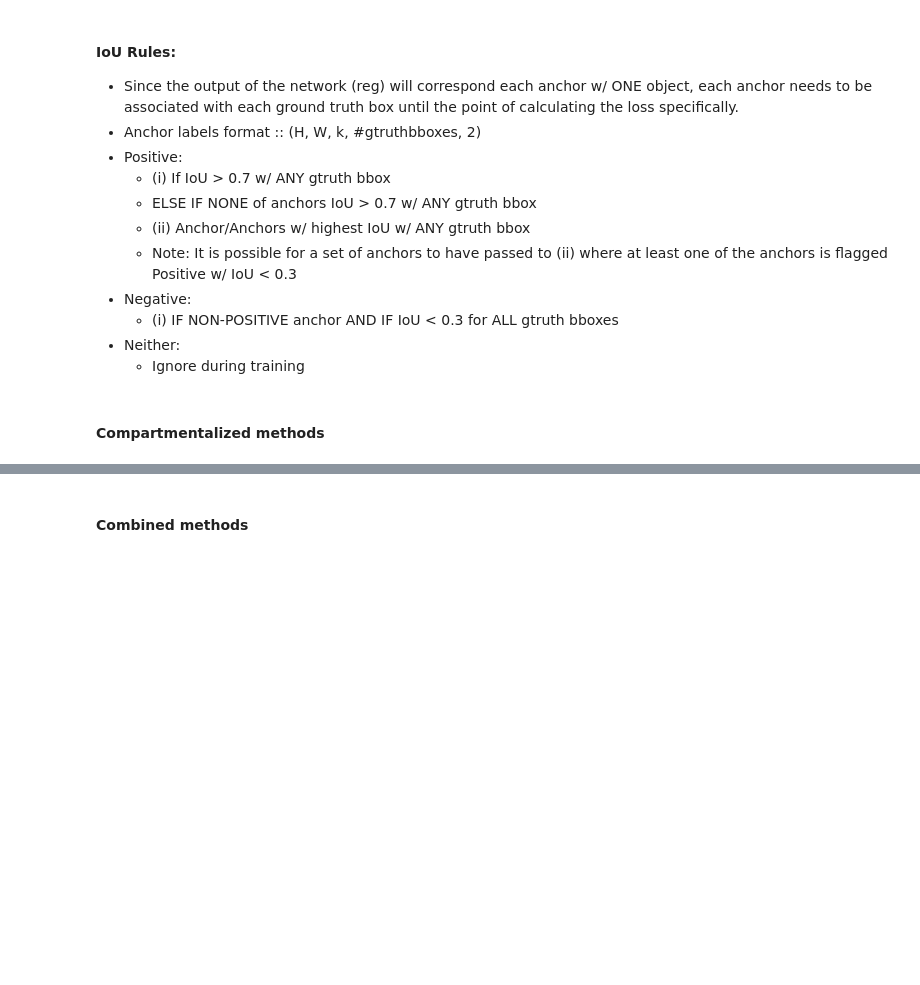
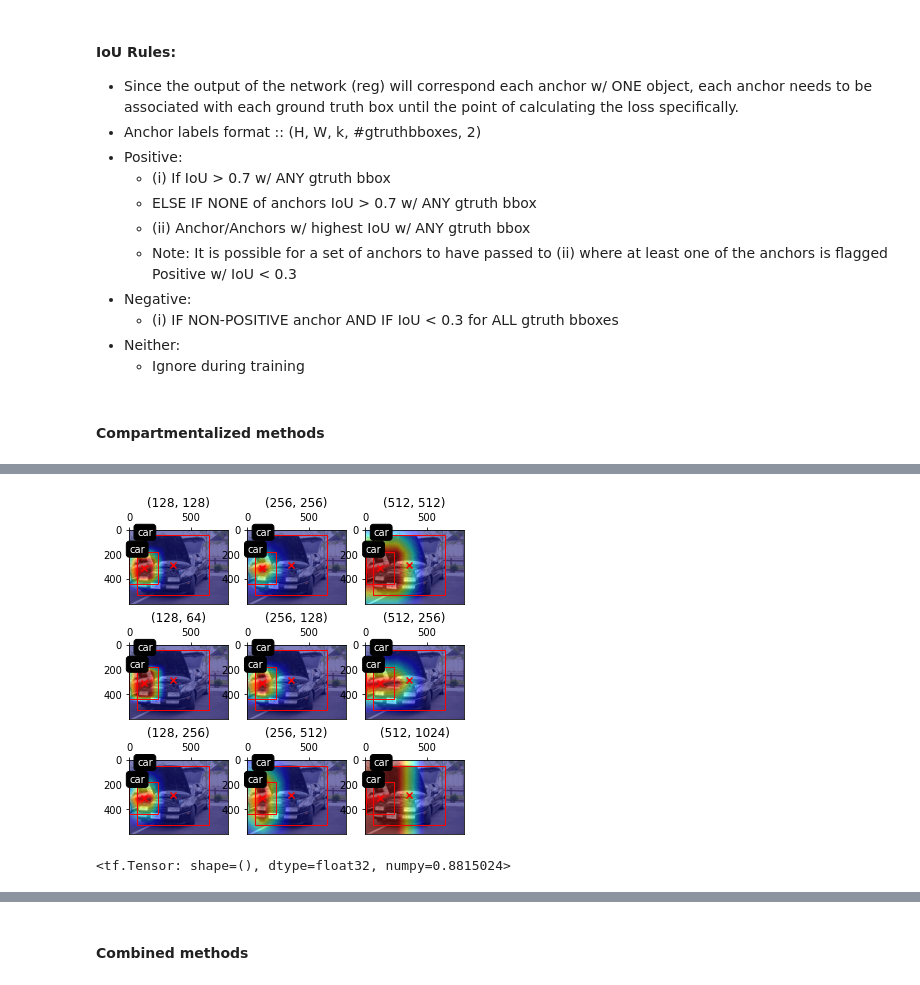
Before and after one commit to stanfidb/models, a Jupyter notebook: FasterRCNN.ipynb, the cells around one changed output, grey strips where cells are left out. Drawn from its saved outputs; the diff is of its cells as text; code cells hidden in the pictures; blank space fills up the shorter version.

```diff
--- a/FasterRCNN.ipynb
+++ b/FasterRCNN.ipynb
@@ -656,4 +656,4 @@ def generate_voc_anchor_labels(anchor_voc_bboxes, gtruth_voc_bboxes, crossbound_
     #   - corresonds to cond. for Neither
     neitherflags_pergt = ~positiveflags_pergt & ~negativeflags_pergt
 
-    return (positiveflags_pergt, positiveflags_anygt, negativeflags_allgt, negativeflags_pergt, neitherflags_pergt)
+    return (IoUs, positiveflags_pergt, positiveflags_anygt, negativeflags_allgt, negativeflags_pergt, neitherflags_pergt)
@@ -662,0 +660,16 @@ def generate_voc_anchor_labels(anchor_voc_bboxes, gtruth_voc_bboxes, crossbound_
+# %%
+# TESTING:
+#   - test IoU calcs and flagging
+voc_gtruth = rcnn_to_voc_bbox(bboxes)
+IoUs, pflags_per, pflags_any, nflags_all, nflags_per, neitherflags_per = generate_voc_anchor_labels(voc_anchors, voc_gtruth, crossbound_mask=mask)
+fig, axs = plt.subplots(3,3,figsize=(6,6)); axs = axs.flatten()
+for i,ax in enumerate(axs):
+    plot_rcnn_bboxes(image, bboxes, labels, ax=ax, plot_centers=True,
+                     IoUs = IoUs[:, :, i, 1:2])
+    ax.set_title(f"({tf.cast(anchor_W_H[i, 0] * img_W, tf.int32)}, {tf.cast(anchor_W_H[i, 1] * img_H, tf.int32)})")
+# %% [output]
+[figure, added]
+# %%
+tf.reduce_max(IoUs)
+# %% [output]
+<tf.Tensor: shape=(), dtype=float32, numpy=0.8815024>
```
Also changed, not shown: parts of 7 cells of this notebook.
